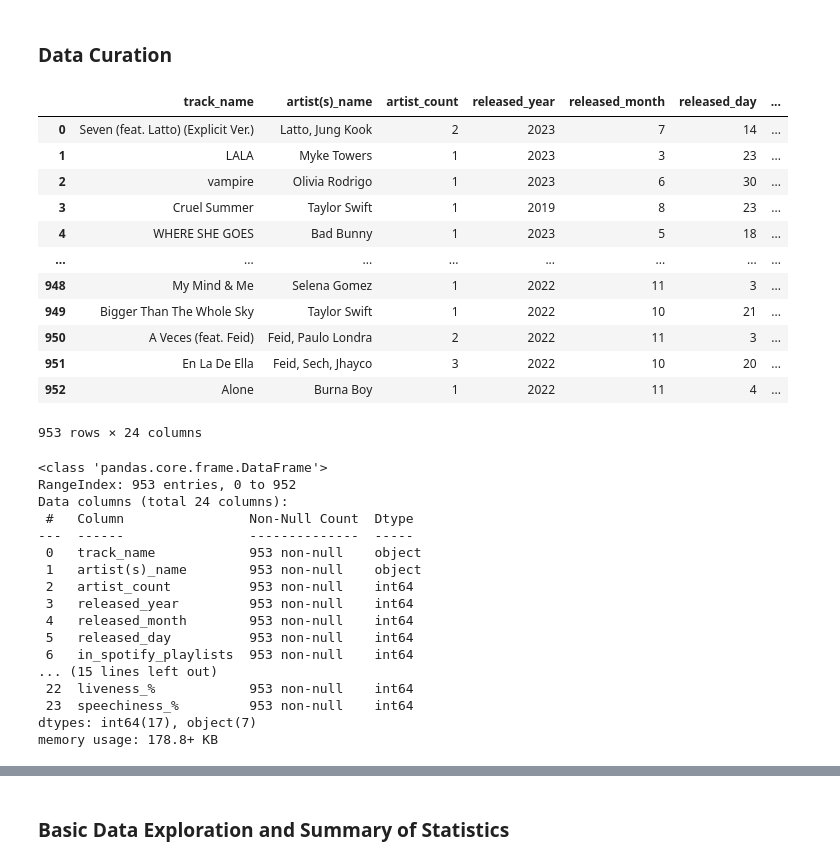
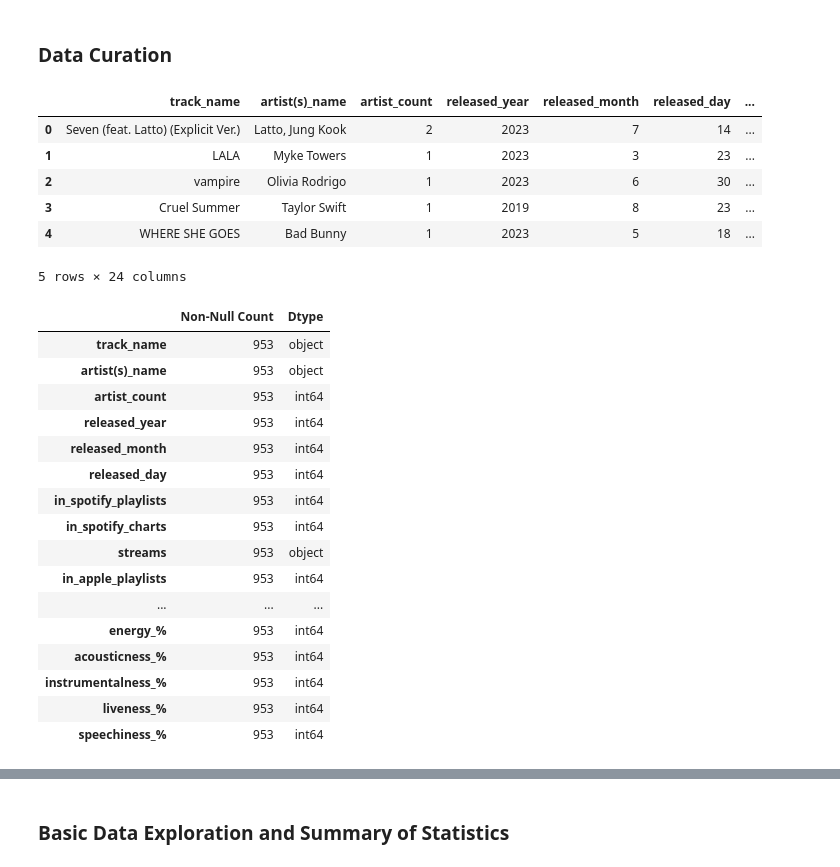
Before and after one commit to loonsa/CMSC320-Project, a Jupyter notebook: project.ipynb, the cells around one changed output, grey strips where cells are left out. Cells and saved outputs as stored; diff of their text form; code cells hidden in the pictures.

```diff
--- a/project.ipynb
+++ b/project.ipynb
@@ -38,43 +39,43 @@ import numpy as np
 import warnings
 warnings.filterwarnings("ignore", category=FutureWarning)
 # %%
+#Read the csv with our data into a dataframe
 df = pd.read_csv("SpotifyData.csv", encoding="latin1")
 
-display(df)
+display(df.head())
 # %% [output]
 |  | track_name | artist(s)_name | artist_count | released_year | released_month | released_day | ... |
 | 0 | Seven (feat. Latto) (Explicit Ver.) | Latto, Jung Kook | 2 | 2023 | 7 | 14 | ... |
 | 1 | LALA | Myke Towers | 1 | 2023 | 3 | 23 | ... |
 | 2 | vampire | Olivia Rodrigo | 1 | 2023 | 6 | 30 | ... |
 | 3 | Cruel Summer | Taylor Swift | 1 | 2019 | 8 | 23 | ... |
 | 4 | WHERE SHE GOES | Bad Bunny | 1 | 2023 | 5 | 18 | ... |
-| ... | ... | ... | ... | ... | ... | ... | ... |
-| 948 | My Mind & Me | Selena Gomez | 1 | 2022 | 11 | 3 | ... |
-| 949 | Bigger Than The Whole Sky | Taylor Swift | 1 | 2022 | 10 | 21 | ... |
-| 950 | A Veces (feat. Feid) | Feid, Paulo Londra | 2 | 2022 | 11 | 3 | ... |
-| 951 | En La De Ella | Feid, Sech, Jhayco | 3 | 2022 | 10 | 20 | ... |
-| 952 | Alone | Burna Boy | 1 | 2022 | 11 | 4 | ... |
-953 rows × 24 columns
+5 rows × 24 columns
 # %%
-df.info()
+#Info on each column in the dataframe
+summary = pd.DataFrame({
+    "Non-Null Count": df.notna().sum(),
+    "Dtype": df.dtypes,
+})
+summary
 # %% [output]
-<class 'pandas.core.frame.DataFrame'>
-RangeIndex: 953 entries, 0 to 952
-Data columns (total 24 columns):
- #   Column                Non-Null Count  Dtype
----  ------                --------------  -----
- 0   track_name            953 non-null    object
- 1   artist(s)_name        953 non-null    object
- 2   artist_count          953 non-null    int64
- 3   released_year         953 non-null    int64
- 4   released_month        953 non-null    int64
- 5   released_day          953 non-null    int64
- 6   in_spotify_playlists  953 non-null    int64
-... (15 lines left out)
- 22  liveness_%            953 non-null    int64
- 23  speechiness_%         953 non-null    int64
-dtypes: int64(17), object(7)
-memory usage: 178.8+ KB
+|  | Non-Null Count | Dtype |
+| track_name | 953 | object |
+| artist(s)_name | 953 | object |
+| artist_count | 953 | int64 |
+| released_year | 953 | int64 |
+| released_month | 953 | int64 |
+| released_day | 953 | int64 |
+| in_spotify_playlists | 953 | int64 |
+| in_spotify_charts | 953 | int64 |
+| streams | 953 | object |
+| in_apple_playlists | 953 | int64 |
+| ... | ... | ... |
+| energy_% | 953 | int64 |
+| acousticness_% | 953 | int64 |
+| instrumentalness_% | 953 | int64 |
+| liveness_% | 953 | int64 |
+| speechiness_% | 953 | int64 |
 # %%
 # Convert Objects to Numeric
 df['streams'] = pd.to_numeric(df['streams'], errors='coerce')
```
Also changed, not shown: parts of 3 cells of this notebook.
